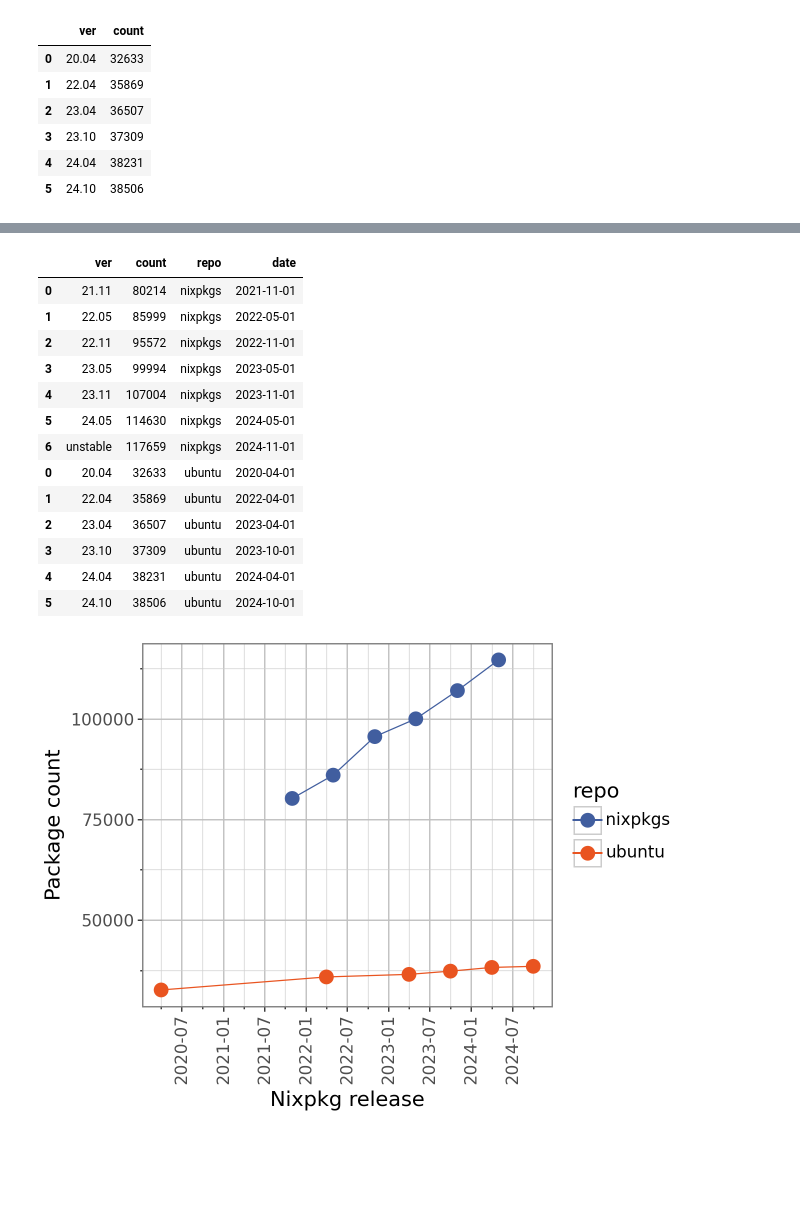
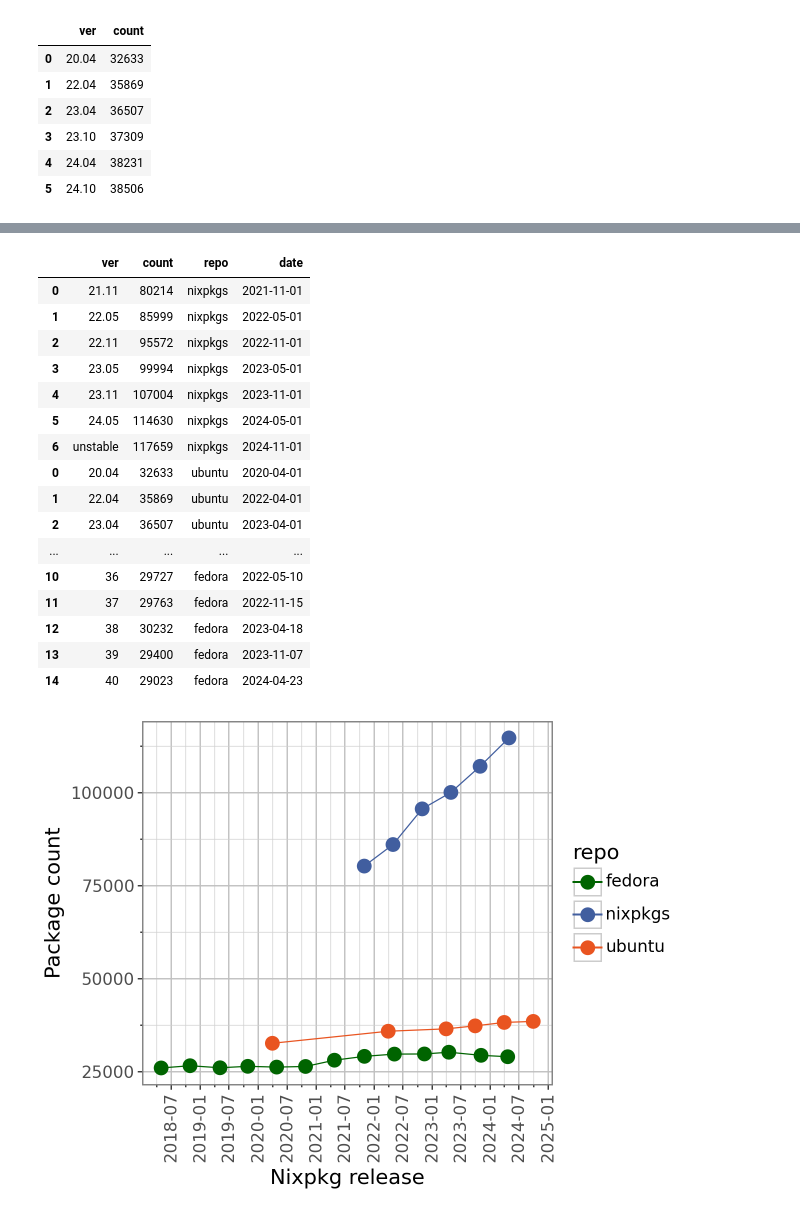
Before and after one commit to TyberiusPrime/20240823_Nix_Presentation_Bioinformatics_Meetup, a Jupyter notebook: images/repo_size/reposize.ipynb, the cells around one changed output, grey strips where cells are left out. Cells and saved outputs as stored; diff of their text form; code cells hidden in the pictures; blank space fills up the shorter version.

```diff
--- a/images/repo_size/reposize.ipynb
+++ b/images/repo_size/reposize.ipynb
@@ -125,6 +204,7 @@ def datify(ver):
 pdf = pd.concat([pdfnixpkgs.assign(repo='nixpkgs'),
 pdfubuntu.assign(repo='ubuntu')])
 pdf = pdf.assign(date = [datify(x) for x in pdf.ver])
+pdf = pd.concat([pdf, pdffedora.assign(repo='fedora')[pdffedora.date > datetime.date(2018,1,1)]])
 pdf
 # %% [output]
 |  | ver | count | repo | date |
@@ -138,32 +218,35 @@ pdf
 | 0 | 20.04 | 32633 | ubuntu | 2020-04-01 |
 | 1 | 22.04 | 35869 | ubuntu | 2022-04-01 |
 | 2 | 23.04 | 36507 | ubuntu | 2023-04-01 |
-| 3 | 23.10 | 37309 | ubuntu | 2023-10-01 |
-| 4 | 24.04 | 38231 | ubuntu | 2024-04-01 |
-| 5 | 24.10 | 38506 | ubuntu | 2024-10-01 |
+| ... | ... | ... | ... | ... |
+| 10 | 36 | 29727 | fedora | 2022-05-10 |
+| 11 | 37 | 29763 | fedora | 2022-11-15 |
+| 12 | 38 | 30232 | fedora | 2023-04-18 |
+| 13 | 39 | 29400 | fedora | 2023-11-07 |
+| 14 | 40 | 29023 | fedora | 2024-04-23 |
 # %%
 (dp(pdf)
  .filter_by(X.ver != 'unstable')
 .p9()
  .theme_bw(base_size=15)
  .theme(
     panel_grid = p9.element_line(color='#C0C0C0'),
     panel_grid_minor = p9.element_line(color='#D0D0D0'),
     axis_ticks=p9.element_line(),        # turn on major & minor breaks
     axis_ticks_minor=p9.element_line() ,  # turn on minor breaks
     axis_ticks_minor_x=p9.element_line(), # turn on minor breaks for the x axis
     axis_ticks_minor_y=p9.element_line() ,# turn on minor breaks for the y axis
     )
 .add_scatter('date','count', color='repo', _size=5)
 .add_line('date','count', group='repo', color='repo')
  .syc(name="Package count")
  .scale_x_datetime(name='Nixpkg release',
                date_breaks="6 months",
                    labels = lambda x: [y.strftime("%Y-%m") for y in x]
                          )
  .turn_x_axis_labels()
- .scale_color_manual(['#415e9f', '#E95420'])
+ .scale_color_manual(["darkgreen", '#415e9f', '#E95420'])
  .render("nixpkgs vs ubuntu growth rate.svg")
 .pd)
 # %% [output]
-[figure, old version]
+[figure, new version]
```
Also changed, not shown: parts of 4 cells of this notebook, 5 other files.
